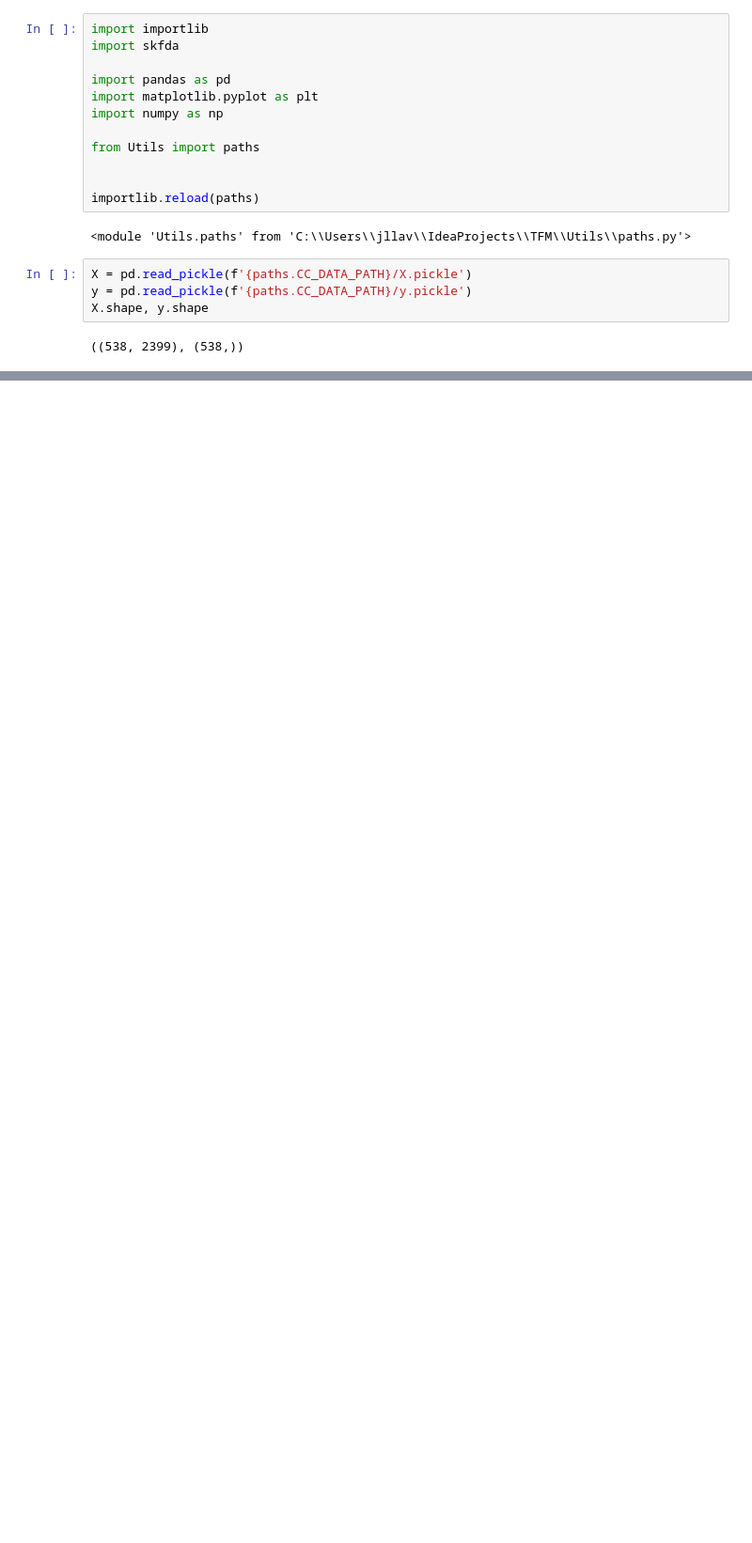
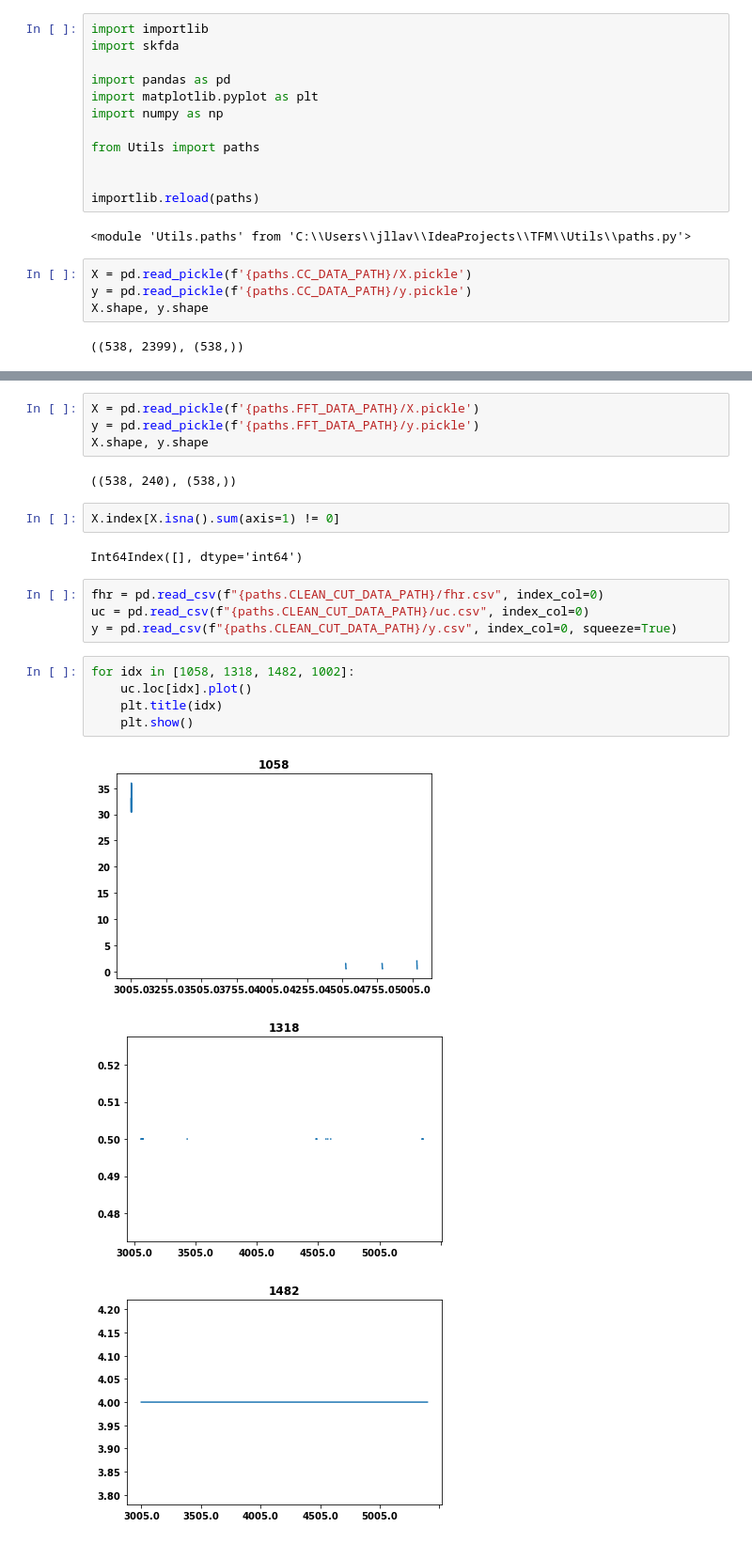
Before and after one commit to lujoselu98/TFM, a Jupyter notebook: Transformations/outliers_detection.ipynb, the cells around one changed output, grey strips where cells are left out. Shown: that part at 94% size. Cells and saved outputs as stored; diff of their text form; blank space fills up the shorter version.

Commit message:
Data analisys and clean correct

```diff
--- a/Transformations/outliers_detection.ipynb
+++ b/Transformations/outliers_detection.ipynb
@@ -36,0 +33,23 @@ Name: 1058, Length: 2399, dtype: float64
+# %%
+X = pd.read_pickle(f'{paths.FFT_DATA_PATH}/X.pickle')
+y = pd.read_pickle(f'{paths.FFT_DATA_PATH}/y.pickle')
+X.shape, y.shape
+# %% [output]
+((538, 240), (538,))
+# %%
+X.index[X.isna().sum(axis=1) != 0]
+# %% [output]
+Int64Index([], dtype='int64')
+# %%
+fhr = pd.read_csv(f"{paths.CLEAN_CUT_DATA_PATH}/fhr.csv", index_col=0)
+uc = pd.read_csv(f"{paths.CLEAN_CUT_DATA_PATH}/uc.csv", index_col=0)
+y = pd.read_csv(f"{paths.CLEAN_CUT_DATA_PATH}/y.csv", index_col=0, squeeze=True)
+# %%
+for idx in [1058, 1318, 1482, 1002]:
+    uc.loc[idx].plot()
+    plt.title(idx)
+    plt.show()
+# %% [output]
+[figure, added]
+[figure, added]
+[figure, added]
```
Also changed, not shown: parts of 7 cells of this notebook, 10 other files.
